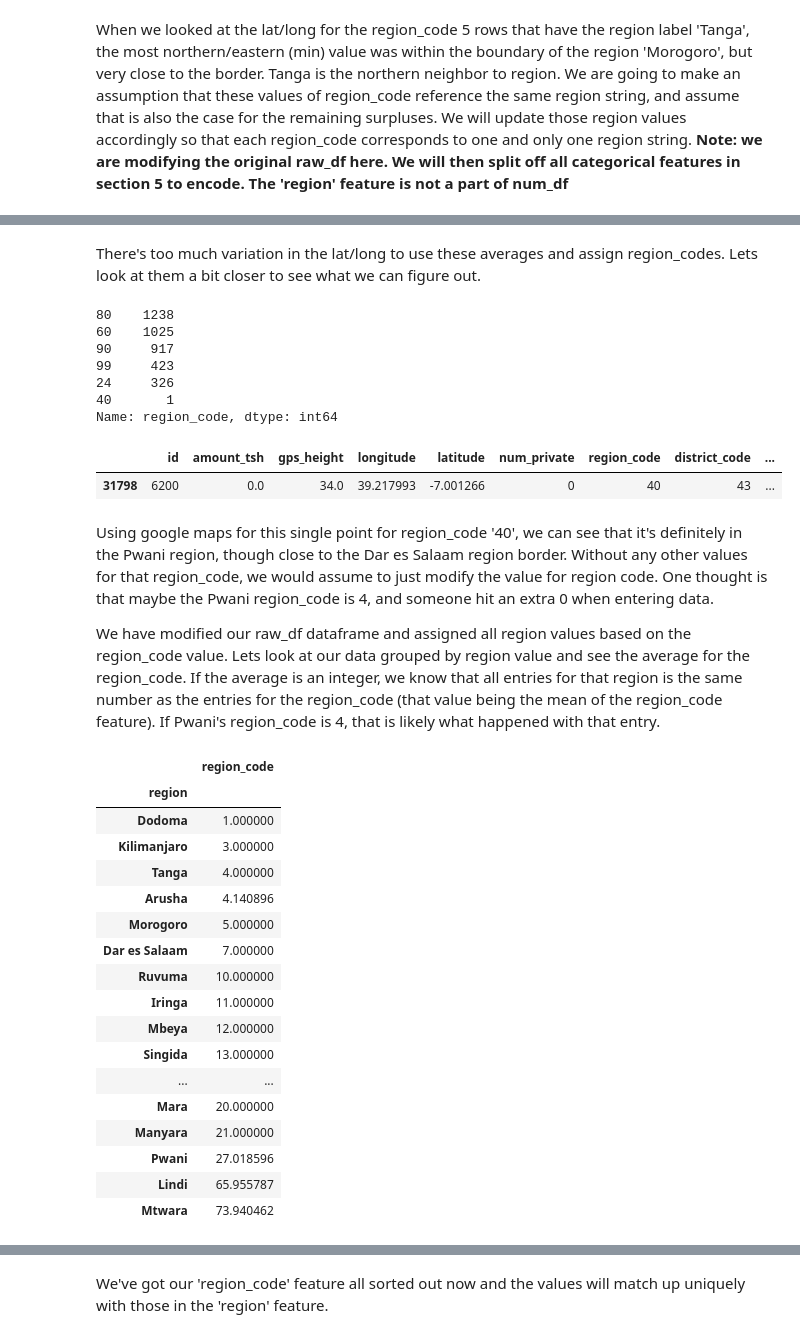
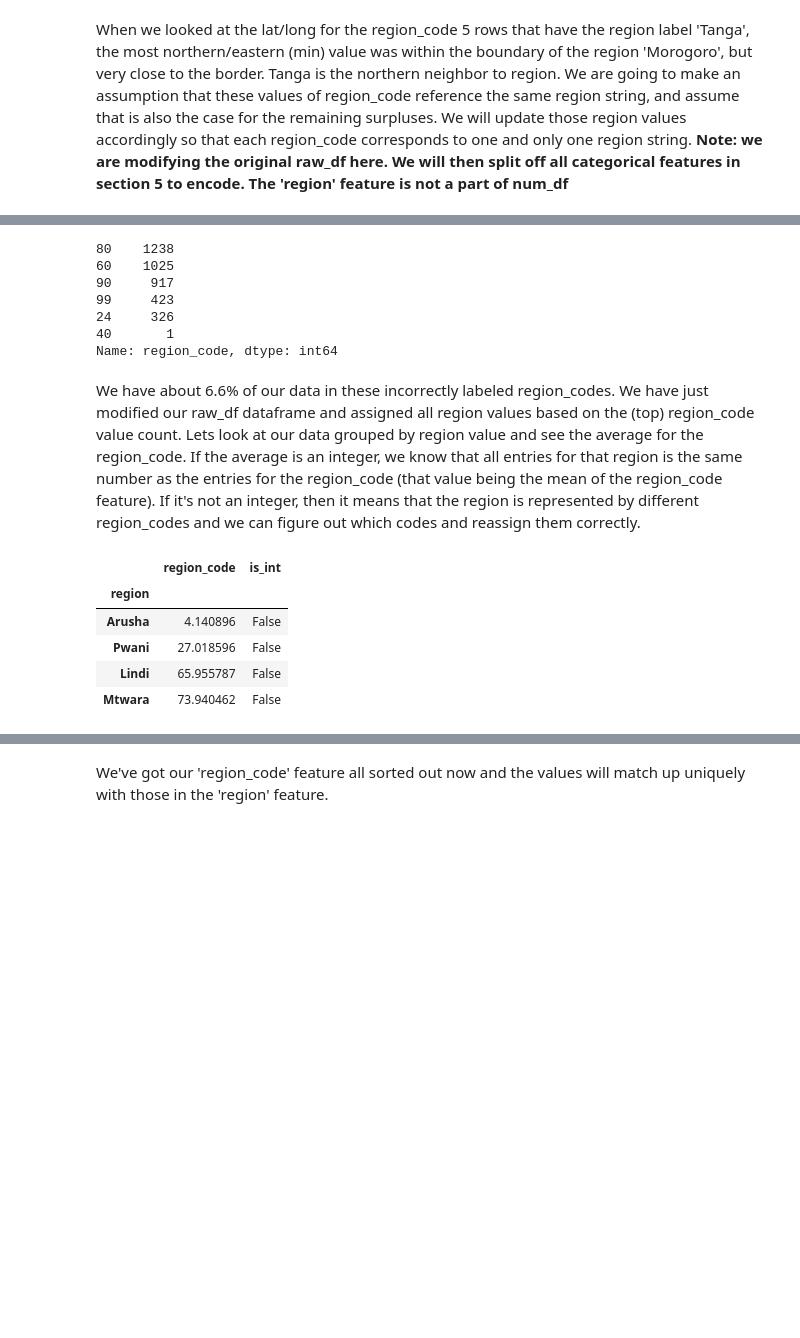
Before and after one commit to brtracy/phase_3_project, a Jupyter notebook: EDA.ipynb, the cells around one changed output, grey strips where cells are left out. Drawn from its saved outputs; the diff is of its cells as text; code cells hidden in the pictures; blank space fills up the shorter version.

```diff
--- a/EDA.ipynb
+++ b/EDA.ipynb
@@ -86,3 +91,10 @@ Before any modeling can occur we must check and deal with null values
+# %%
+status_dict = {'non functional': 0,
+              'functional needs repair': 1,
+              'functional': 2}
+
+raw_df['target'] = raw_df['status_group'].map(lambda x: status_dict[x])
+raw_df.drop('status_group', axis=1, inplace=True)
 # %% [markdown]
 # Null Checks
 # %%
@@ -391,4 +403,4 @@ We will replace null values with 'None'
 # %%
-raw_df['scheme_name'].fillna(value='None', inplace=True)
+raw_df['scheme_name'].fillna(value='Other', inplace=True)
 # %% [markdown]
 # Exploring numerical data
@@ -416,0 +407,3 @@ num_df.describe()
+# %%
+num_df = raw_df.select_dtypes(include=np.number).copy()
+num_df.describe()
@@ -695,5 +688,3 @@ num_df[num_df.region_code > 21].describe()
-# %% [markdown]
-There's too much variation in the lat/long to use these averages and assign region_codes. Lets look at them a bit closer to see what we can figure out.
 # %%
 num_df[num_df.region_code > 21].region_code.value_counts()
 # %% [output]
@@ -704,34 +695,18 @@ num_df[num_df.region_code > 21].region_code.value_counts()
 24     326
 40       1
 Name: region_code, dtype: int64
-# %%
-num_df[num_df.region_code == 40]
-# %% [output]
-|  | id | amount_tsh | gps_height | longitude | latitude | num_private | region_code | district_code | ... |
-| 31798 | 6200 | 0.0 | 34.0 | 39.217993 | -7.001266 | 0 | 40 | 43 | ... |
 # %% [markdown]
-Using google maps for this single point for region_code '40', we can see that it's definitely in the Pwani region, though close to the Dar es Salaam region border. Without any other values for that region_code, we would assume to just modify the value for region code. One thought is that maybe the Pwani region_code is 4, and someone hit an extra 0 when entering data.
-
-We have modified our raw_df dataframe and assigned all region values based on the region_code value. Lets look at our data grouped by region value and see the average for the region_code. If the average is an integer, we know that all entries for that region is the same number as the entries for the region_code (that value being the mean of the region_code feature). If Pwani's region_code is 4, that is likely what happened with that entry.
+We have about 6.6% of our data in these incorrectly labeled region_codes. We have just modified our raw_df dataframe and assigned all region values based on the (top) region_code value count. Lets look at our data grouped by region value and see the average for the region_code. If the average is an integer, we know that all entries for that region is the same number as the entries for the region_code (that value being the mean of the region_code feature). If it's not an integer, then it means that the region is represented by different region_codes and we can figure out which codes and reassign them correctly.
 # %%
-raw_df.groupby('region')[['region_code']].mean().sort_values(by='region_code')
+region_codes = raw_df.groupby('region')[['region_code']].mean().sort_values(by='region_code')
+region_codes['is_int'] = region_codes.region_code.apply(lambda x: x.is_integer())
+region_codes = region_codes[region_codes.is_int == False]
+region_codes
 # %% [output]
-|  | region_code |
-| region |  |
-| Dodoma | 1.000000 |
-| Kilimanjaro | 3.000000 |
-| Tanga | 4.000000 |
-| Arusha | 4.140896 |
-| Morogoro | 5.000000 |
-| Dar es Salaam | 7.000000 |
-| Ruvuma | 10.000000 |
-| Iringa | 11.000000 |
-| Mbeya | 12.000000 |
-| Singida | 13.000000 |
-| ... | ... |
-| Mara | 20.000000 |
-| Manyara | 21.000000 |
-| Pwani | 27.018596 |
-| Lindi | 65.955787 |
-| Mtwara | 73.940462 |
+|  | region_code | is_int |
+| region |  |  |
+| Arusha | 4.140896 | False |
+| Pwani | 27.018596 | False |
+| Lindi | 65.955787 | False |
+| Mtwara | 73.940462 | False |
 # %% [markdown]
```
Also changed, not shown: parts of 100 cells of this notebook.
